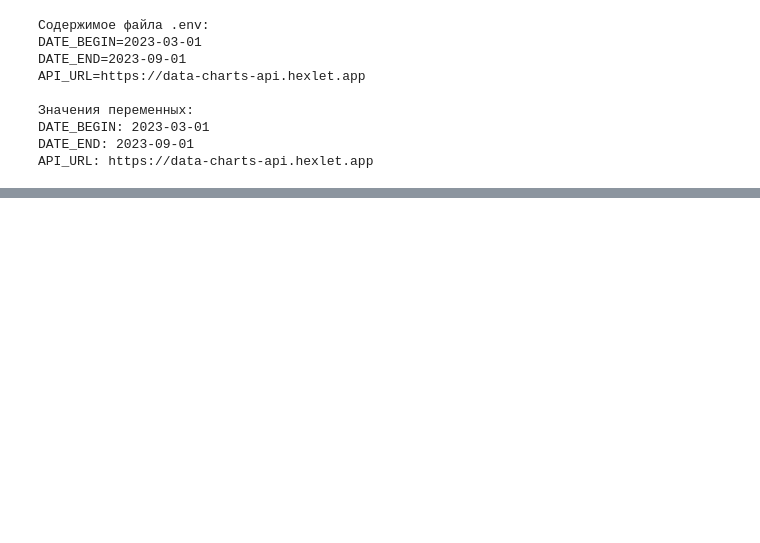
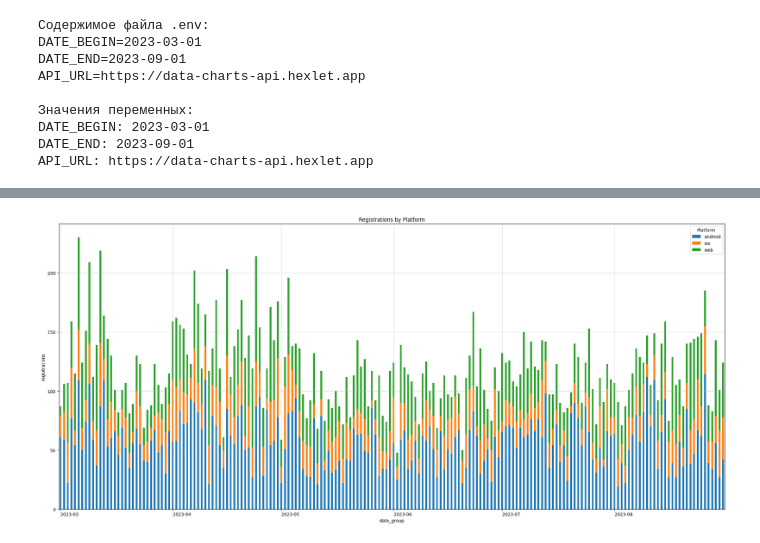
Before and after one commit to Allexxandr/data-analytics-project-100, a Jupyter notebook: charts_project.ipynb, the cells around one changed output, grey strips where cells are left out. Saved outputs shown, nothing was run; the diff lists cells and outputs as text; code cells hidden in the pictures; blank space fills up the shorter version.

```diff
--- a/charts_project.ipynb
+++ b/charts_project.ipynb
@@ -125,0 +247,24 @@ import seaborn as sns
+# %%
+stacked_data_visits = conversion.pivot_table(index='date_group', columns='platform', values='registrations', aggfunc='sum', fill_value=0)
+
+plt.figure(figsize=(22, 10))
+stacked_data_visits.plot(kind='bar', stacked=True, ax=plt.gca())
+
+plt.xlabel('date_group')
+plt.ylabel('registrations')
+plt.title('Registrations by Platform')
+
+stacked_data_visits.index = pd.to_datetime(stacked_data_visits.index)
+first_of_month_dates = stacked_data_visits.index[stacked_data_visits.index.day == 1]
+first_of_month_dates_positions = [stacked_data_visits.index.get_loc(date) for date in first_of_month_dates]
+
+plt.xticks(first_of_month_dates_positions, labels=first_of_month_dates.strftime('%Y-%m'), rotation=0, ha='left')
+
+plt.grid(alpha=0.5)
+plt.legend(title='Platform')
+
+plt.tight_layout()
+
+plt.savefig('./charts/visits_by_platform.png')
+# %% [output]
+[figure, added]
```
Also changed, not shown: parts of 51 cells of this notebook.
